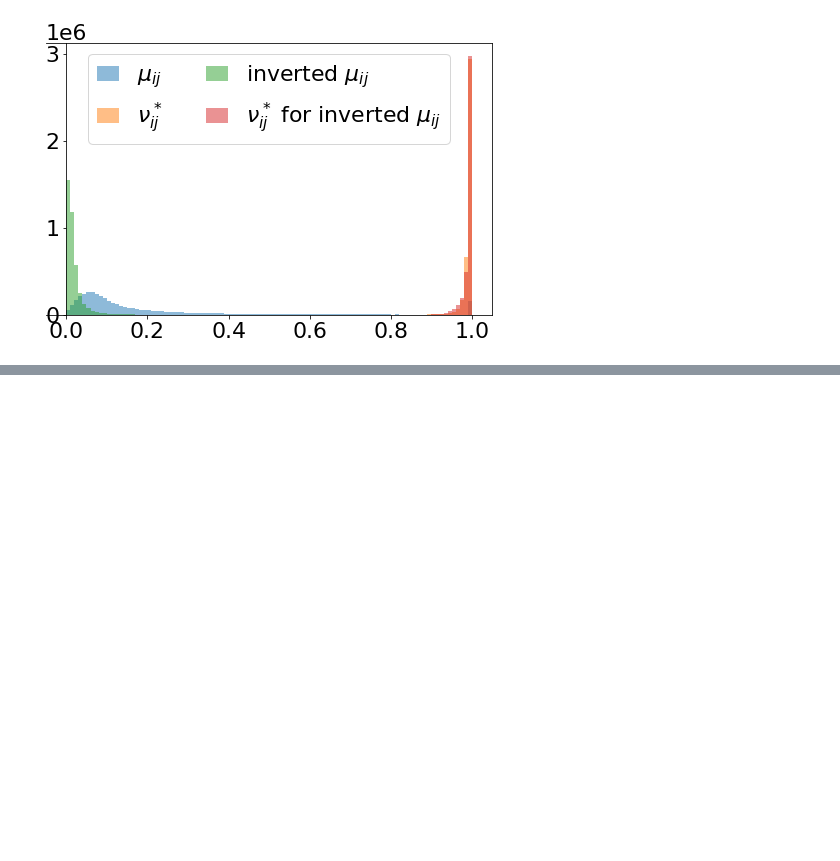
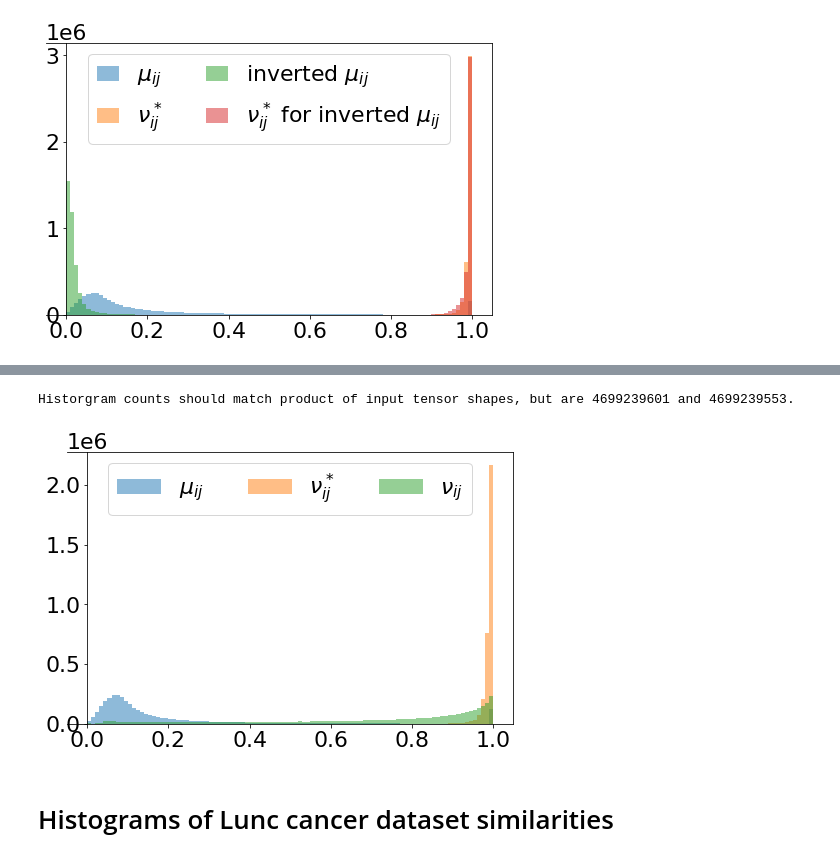
Before and after one commit to sdamrich/UMAPs-true-loss, a Jupyter notebook: notebooks/similarity_histograms.ipynb, the cells around one changed output, grey strips where cells are left out. Cells and saved outputs as stored; diff of their text form; code cells hidden in the pictures; blank space fills up the shorter version.

```diff
--- a/notebooks/similarity_histograms.ipynb
+++ b/notebooks/similarity_histograms.ipynb
@@ -83,7 +87,7 @@ plt.savefig(os.path.join(fig_path, f"c_elegans_hist_sims_pos_seed_{seed}.png"),
 # %%
 # load UMAP instance with inverted high-dimensional similarities
 seed=0
-with open(os.path.join(data_path, f"umapperns_inv_seed_{seed}.pkl"), "rb") as file:
+with open(os.path.join(data_path_c_elegans, f"umapperns_inv_seed_{seed}.pkl"), "rb") as file:
     umapperns_inv = pickle.load(file)
     embd_inv = umapperns_inv.embedding_
 
@@ -155,0 +192,7 @@ tensor(0.0043, device='cuda:0')
+# %%
+# load precomputed UMAP instance
+with open(os.path.join(data_path_pbmc, f"umapperns_after_seed_{seed}.pkl"), "rb") as file:
+    umapperns_pbmc = pickle.load(file)
+    embd_pbmc = umapperns_pbmc.embedding_
+
+pbmc_fil_graph = filter_graph(umapperns_pbmc.graph_, umapperns_pbmc.n_epochs).tocoo()
@@ -155,0 +201,32 @@ tensor(0.0043, device='cuda:0')
+# %%
+hist_high_pbmc, \
+hist_high_pos_pbmc, \
+hist_target_pbmc, \
+hist_target_pos_pbmc, \
+hist_low_pbmc, \
+hist_low_pos_pbmc, \
+bins_pbmc = hists_from_graph_embd(graph=pbmc_fil_graph,
+                                       embedding=embd_pbmc,
+                                       a=a,
+                                       b=b)
+# %% [output]
+Historgram counts should match product of input tensor shapes, but are 4699239601 and 4699239553.
+# %%
+# plot histogram of positive high-dimensional edges
+plt.rcParams.update({'font.size': 22})
+plt.figure(figsize=(8, 5))
+plt.hist(bins_pbmc[:-1], bins_pbmc, weights=hist_high_pos_pbmc, alpha=alpha, label=r"$\mu_{ij}$")
+plt.hist(bins_pbmc[:-1], bins_pbmc, weights=hist_target_pos_pbmc, alpha=alpha, label=r"$\nu_{ij}^*$")
+plt.hist(bins_pbmc[:-1], bins_pbmc, weights=hist_low_pos_pbmc, alpha=alpha, label=r"$\nu_{ij}$")
+
+plt.legend(loc="upper center", ncol=3)
+plt.gca().spines['left'].set_position("zero")
+plt.gca().spines['bottom'].set_position("zero")
+plt.savefig(os.path.join(fig_path, f"pbmc_hist_sims_pos_seed_{seed}.png"),
+            bbox_inches = 'tight',
+            pad_inches = 0,
+            dpi=300)
+# %% [output]
+[figure, added]
+# %% [markdown]
+# Histograms of Lunc cancer dataset similarities
```
Also changed, not shown: parts of 22 cells of this notebook.
